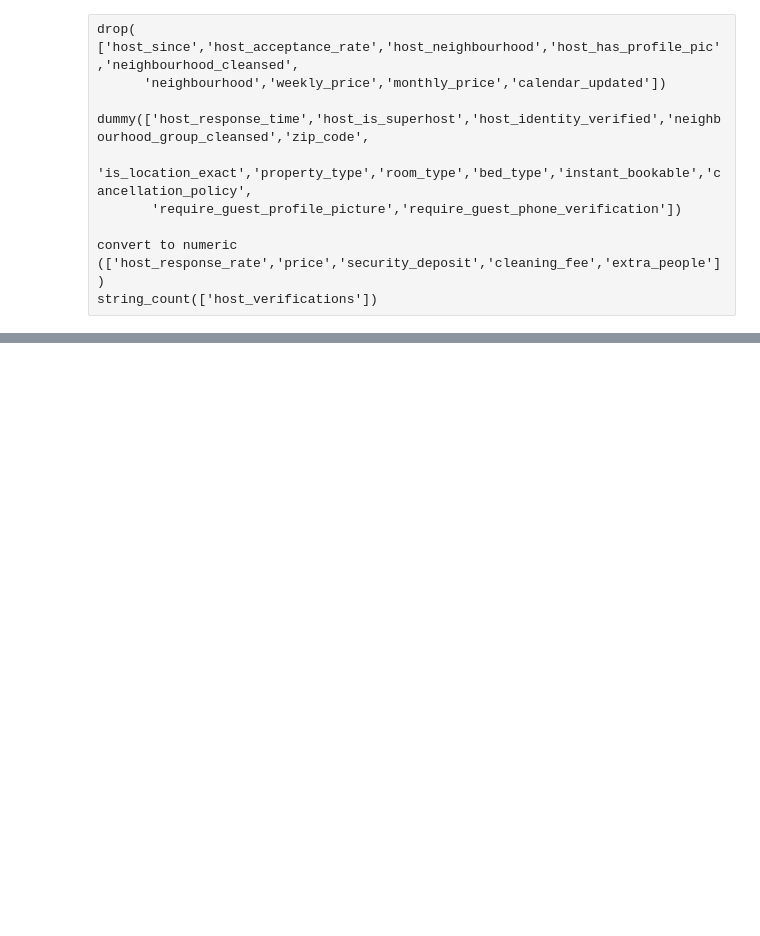
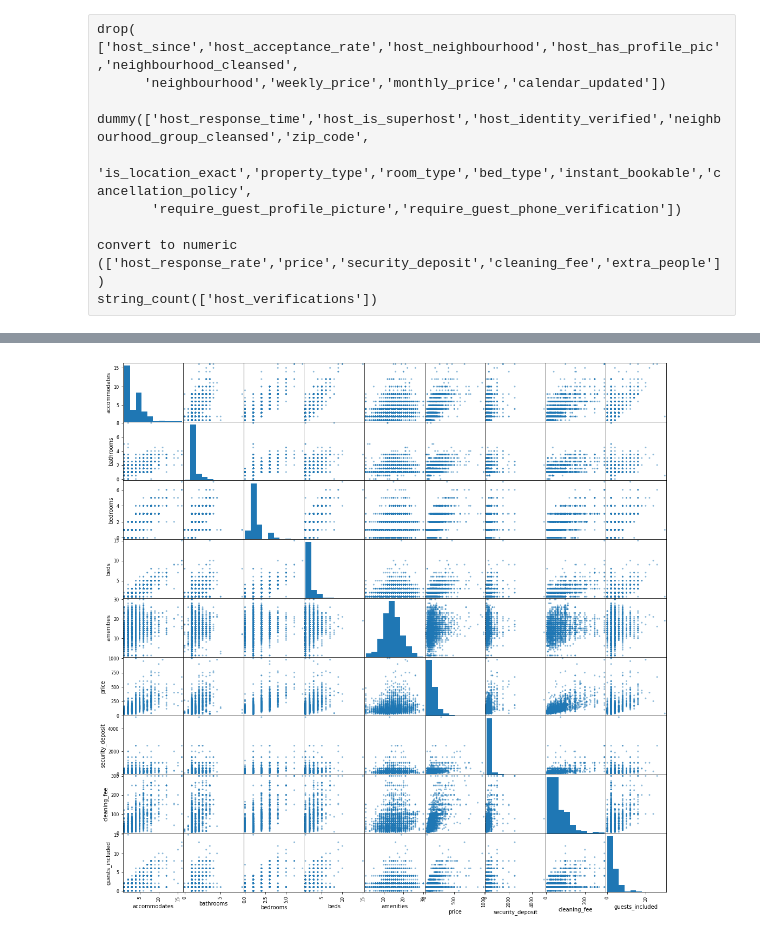
Before and after one commit to Ajax243/Airbnb_Seattle, a Jupyter notebook: listings_notebook.ipynb, the cells around one changed output, grey strips where cells are left out. Cells and saved outputs as stored; diff of their text form; code cells hidden in the pictures; blank space fills up the shorter version.

```diff
--- a/listings_notebook.ipynb
+++ b/listings_notebook.ipynb
@@ -237,0 +435,4 @@ lr.coeff._
+# %%
+pd.plotting.scatter_matrix(df_numeric, figsize=(18,18));
+# %% [output]
+[figure, added]
```
Also changed, not shown: parts of 63 cells of this notebook.
